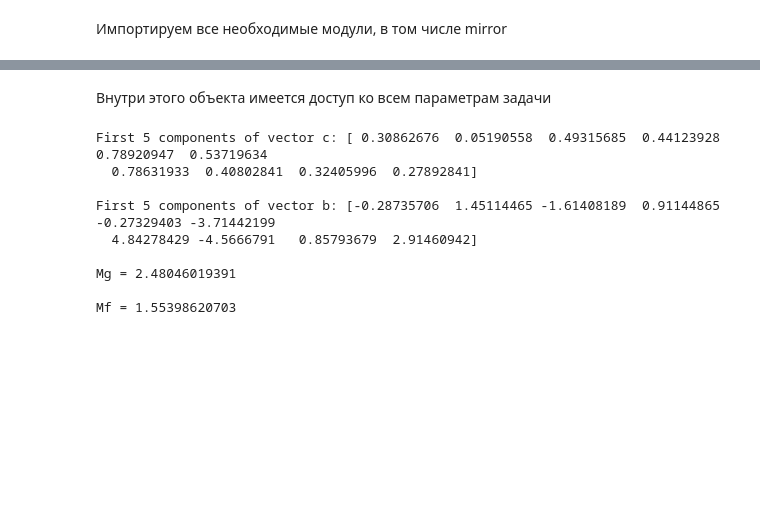
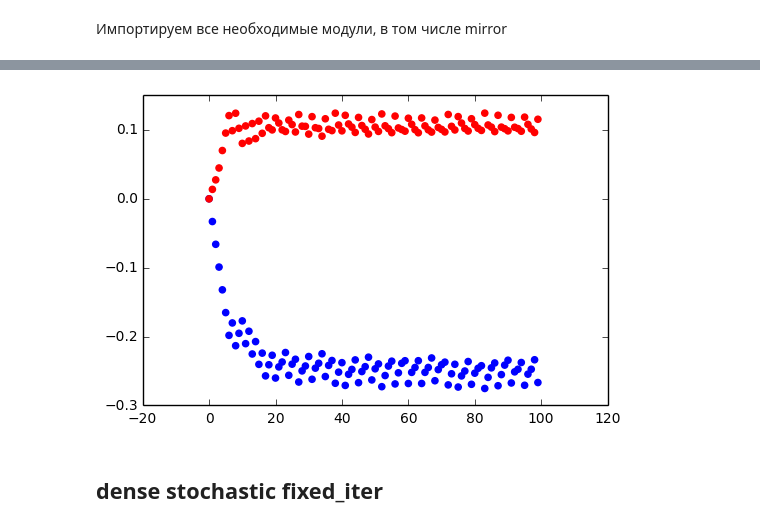
Before and after one commit to anastasiabayandina/Mirror, a Jupyter notebook: Mirror_Quick_Tutorial.ipynb, the cells around one changed output, grey strips where cells are left out. Saved outputs shown, nothing was run; the diff lists cells and outputs as text; code cells hidden in the pictures; blank space fills up the shorter version.

```diff
--- a/Mirror_Quick_Tutorial.ipynb
+++ b/Mirror_Quick_Tutorial.ipynb
@@ -19,0 +44,8 @@ b = g.generate_b()
+# %%
+plt.scatter(range(100), tr['objective'][:100], color='blue')
+plt.scatter(range(100), tr['constraints'][:100], color='red')
+plt.show()
+# %% [output]
+[figure, added]
+# %% [markdown]
+## dense stochastic fixed_iter
@@ -21,18 +60 @@ b = g.generate_b()
 mr = mirror.Mirror(c=c, A=A, b=b)
-# %% [markdown]
-Внутри этого объекта имеется доступ ко всем параметрам задачи
-# %%
-print 'First 5 components of vector c: ' + str(mr.c[:10]) + '\n'
-print 'First 5 components of vector b: ' + str(mr.b[:10]) + '\n'
-print 'Mg = ' + str(mr.Mg) + '\n'
-print 'Mf = ' + str(mr.Mf)
-# %% [output]
-First 5 components of vector c: [ 0.30862676  0.05190558  0.49315685  0.44123928  0.78920947  0.53719634
-  0.78631933  0.40802841  0.32405996  0.27892841]
-
-First 5 components of vector b: [-0.28735706  1.45114465 -1.61408189  0.91144865 -0.27329403 -3.71442199
-  4.84278429 -4.5666791   0.85793679  2.91460942]
-
-Mg = 2.48046019391
-
-Mf = 1.55398620703
```
Also changed, not shown: parts of 62 cells of this notebook, 1 other file.
